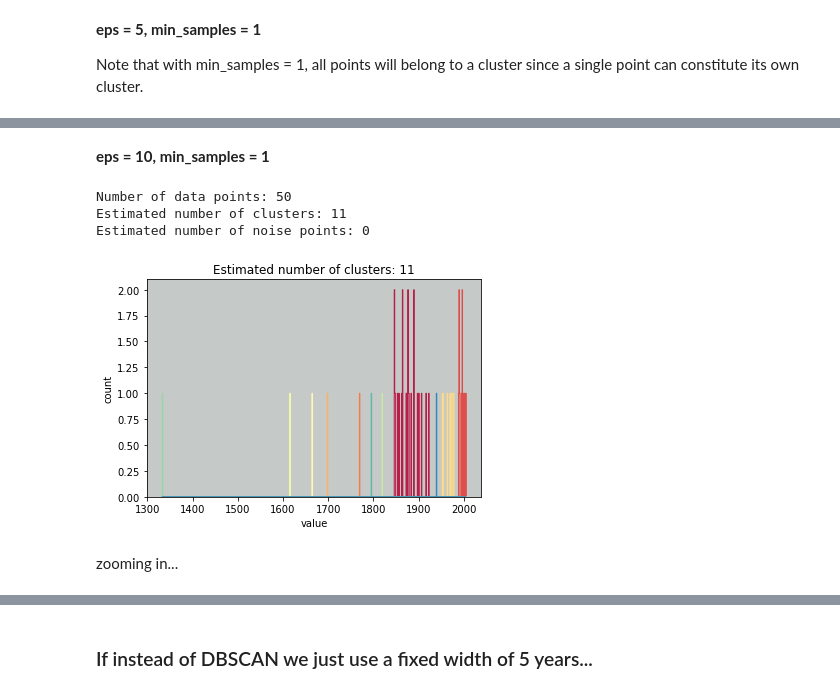
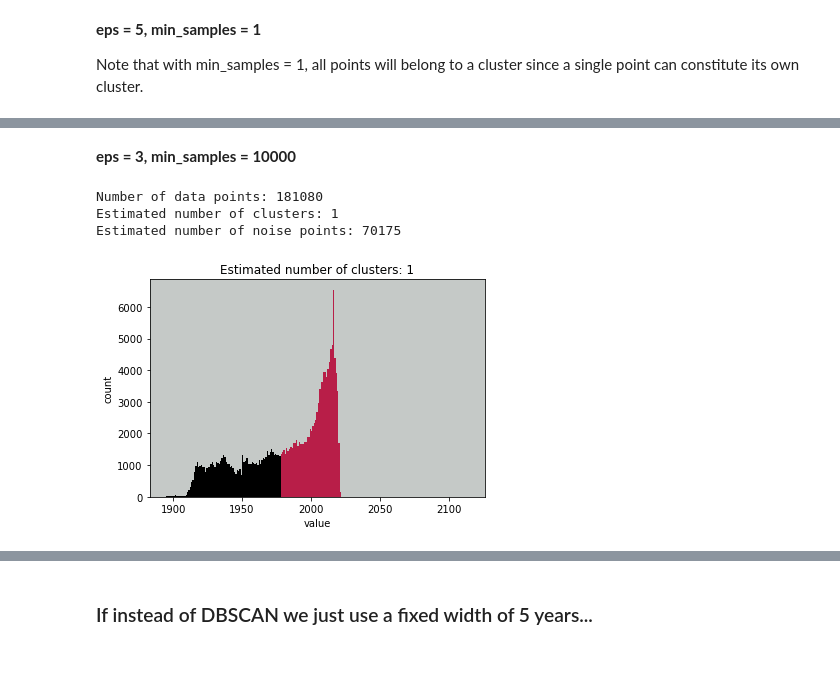
Before and after one commit to nicklein/kgtk, a Jupyter notebook: entity_profiling/2_explore_label_discretization.ipynb, the cells around one changed output, grey strips where cells are left out. Cells and saved outputs as stored; diff of their text form; code cells hidden in the pictures; blank space fills up the shorter version.

```diff
--- a/entity_profiling/2_explore_label_discretization.ipynb
+++ b/entity_profiling/2_explore_label_discretization.ipynb
@@ -36,3 +39,12 @@ store_dir = "../../Q44"
+# %%
+data_dir = "../../wikidata_films/data" # my data files are all in the same directory, so I'll reuse this path prefix
+
+item_file = "{}/claims.wikibase-item.tsv.gz".format(data_dir)
+time_file = "{}/claims.time.tsv.gz".format(data_dir)
+quantity_file = "{}/claims.quantity_trimmed.tsv.gz".format(data_dir)
+label_file = "{}/labels.en.tsv.gz".format(data_dir)
+work_dir = "../../wikidata_films/profiler_work"
+store_dir = "../../wikidata_films"
 # %% [markdown]
 ### Process parameters and set up variables / file names
 # %%
@@ -205,7 +212,7 @@ def view_clustering(labels, values, min_hist_bin = None, max_hist_bin = None, bi
         class_member_mask = (labels == k)
 
         xy = values.loc[class_member_mask]
-        plt.hist(xy, color=tuple(col), bins = np.arange(min_hist_bin, max_hist_bin, bin_size), histtype = 'step')
+        plt.hist(xy, color=tuple(col), bins = np.arange(min_hist_bin, max_hist_bin, bin_size), histtype = 'stepfilled')
 
     plt.xlabel("value")
     plt.ylabel("count")
@@ -214 +284,5 @@ def view_clustering(labels, values, min_hist_bin = None, max_hist_bin = None, bi
+# %%
+# sorry this is hacky.
+time_labels_file = "{}/entity_attribute_labels_time.year.tsv".format(out_dir)
+quantity_labels_file = "{}/entity_attribute_labels_quantity.tsv".format(out_dir)
 # %% [markdown]
@@ -295,12 +351,10 @@ Estimated number of noise points: 0
 # %% [markdown]
-**eps = 10, min_samples = 1**
+**eps = 3, min_samples = 10000**
 # %%
-db_bus_incep, values_bus_incep = DBSCAN_label_subset(year_file, l_type = "Q4830453", l_prop = "P571", eps = 10, min_samples = 1)
-view_clustering(db_bus_incep.labels_, values_bus_incep, bin_size = 1)
+db, values = DBSCAN_label_subset(time_labels_file, l_type = "Q11424", l_prop = "P577", eps = 3, min_samples = 10000)
+view_clustering(db.labels_, values, bin_size = 1)
 # %% [output]
-Number of data points: 50
-Estimated number of clusters: 11
-Estimated number of noise points: 0
+Number of data points: 181080
+Estimated number of clusters: 1
+Estimated number of noise points: 70175
-[figure, old version]
+[figure, new version]
-# %% [markdown]
-zooming in...
```
Also changed, not shown: parts of 58 cells of this notebook.
